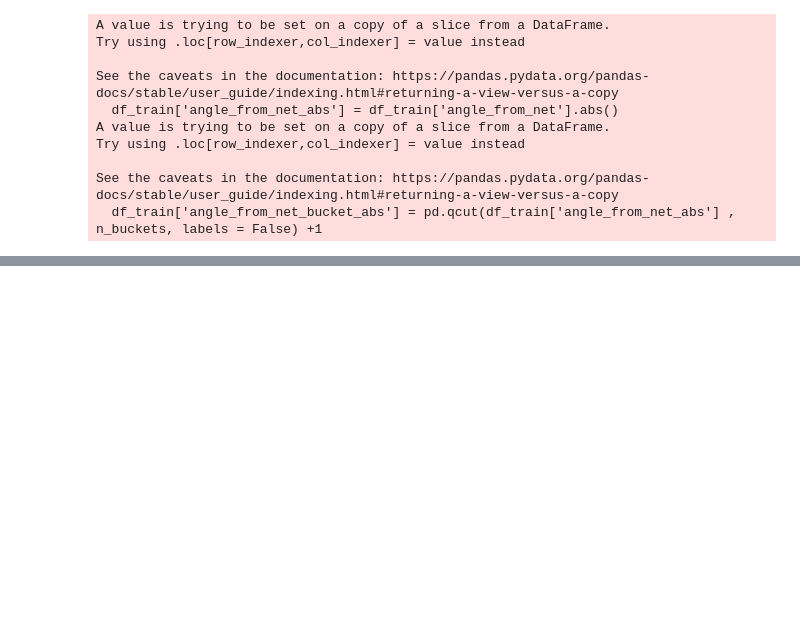
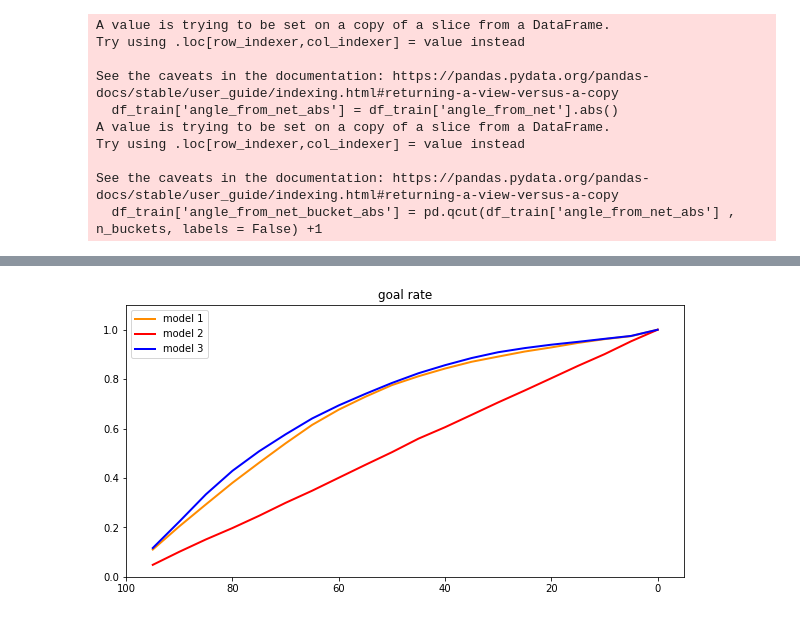
Before and after one commit to KrishnaManeeshaDendukuri/ift6758, a Jupyter notebook: M2_Q2_V2_ED_MOD.ipynb, the cells around one changed output, grey strips where cells are left out. Cells and saved outputs as stored; diff of their text form; code cells hidden in the pictures; blank space fills up the shorter version.

```diff
--- a/M2_Q2_V2_ED_MOD.ipynb
+++ b/M2_Q2_V2_ED_MOD.ipynb
@@ -614,0 +665,37 @@ plt.legend()
+# %%
+plt.figure(figsize=(10,5))
+lw = 2
+plt.plot(
+    df1['pred_percentile'],
+    df1['cumul_goal_pct'],
+    color="darkorange",
+    lw=lw,
+    label="model 1",
+    linestyle="-"
+)
+
+plt.plot(
+    df2['pred_percentile'],
+    df2['cumul_goal_pct'],
+    color="red",
+    lw=lw,
+    label="model 2",
+    linestyle="-"
+)
+
+plt.plot(
+    df3['pred_percentile'],
+    df3['cumul_goal_pct'],
+    color="blue",
+    lw=lw,
+    label="model 3",
+    linestyle="-"
+)
+
+plt.xlim(100, -5)
+plt.ylim(0, 1.1)
+plt.title('goal rate')
+plt.legend()
+plt.show()
+# %% [output]
+[figure, added]
```
Also changed, not shown: parts of 11 cells of this notebook.
